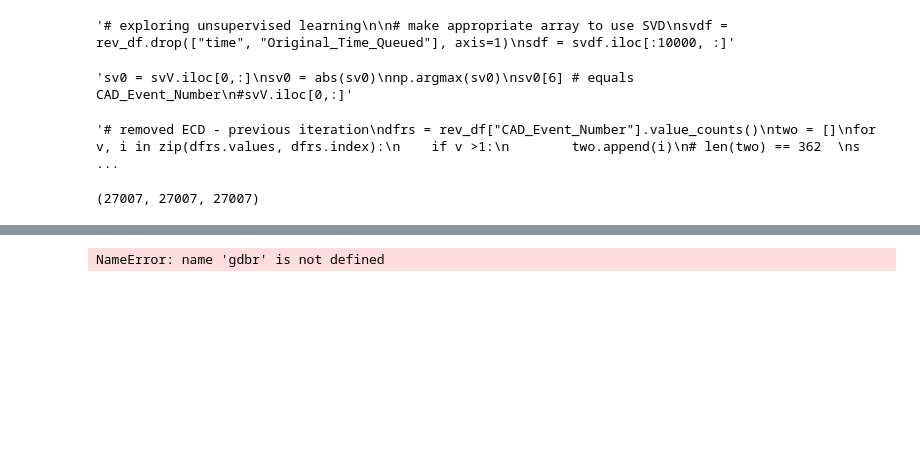
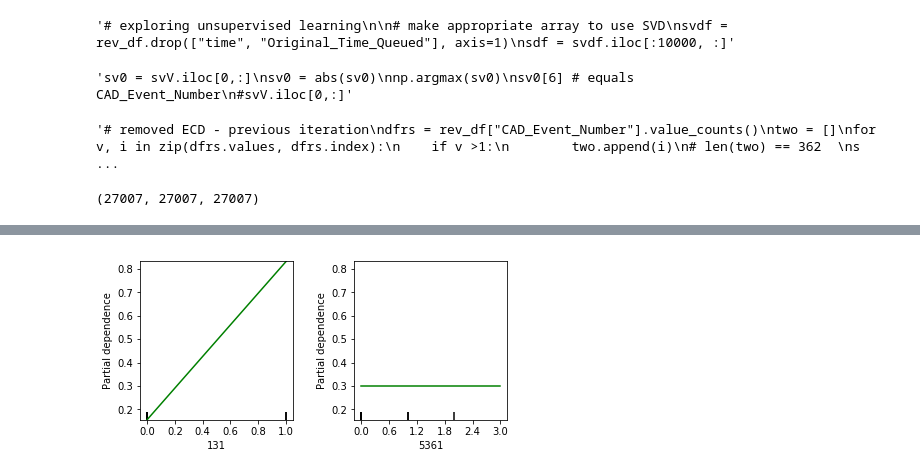
Before and after one commit to SarahMBurgart/use-of-force, a Jupyter notebook: EDA.ipynb, the cells around one changed output, grey strips where cells are left out. Drawn from its saved outputs; the diff is of its cells as text; code cells hidden in the pictures; blank space fills up the shorter version.

```diff
--- a/EDA.ipynb
+++ b/EDA.ipynb
@@ -276,7 +378,7 @@ clf = RandomForestClassifier(n_estimators=100, random_state=659, oob_score=True)
 # %%
-rev = rev_df.drop([ "call_epoch", "force_epoch", "Incident_Num", "CAD_Event_Number", "Original_Time_Queued",
+rev = rev_df.drop([ "call_epoch", "force_epoch", "Incident_Num", "CAD_Event_Number", "Original_Time_Queued", "time",
                 "forcelevel_Level 1 - Use of Force", "forcelevel_Level 2 - Use of Force", "forcelevel_Level 3 - OIS",
-                "forcelevel_Level 3 - Use of Force", "time"], axis=1)
+                "forcelevel_Level 3 - Use of Force"], axis=1)
 cols = rev.columns
 # %%
 type(rev)
@@ -289,0 +387,6 @@ X = rev_df.drop(["index", "call_epoch", "force_epoch", "Incident_Num", "CAD_Even
+# %%
+# X for classifier
+X = rev
+
+#X.info(verbose=True)
+type(X)
@@ -380,14 +583,14 @@ list(big_gdbr)
 # %%
 
 # make plots
 my_plots = plot_partial_dependence(gdbr,
-                                   features=[163, 153], # column numbers of plots to show
+                                   features=[131, 5361], # column numbers of plots to show
                                    X=X,            # raw predictors data.
                                    #feature_names=['day', 'month', 'day_of_week'],
-                                   label=["Level 1 - Use of Force"],# for multi-class must use label
+                                   target=["Level 1 - Use of Force"],# for multi-class must use label
                                    grid_resolution=10)
 # %% [output]
-NameError: name 'gdbr' is not defined
+[figure, added]
 # %%
 #gdbr.predict(X_test)
 #gdbr.predict_proba(X_test)
```
Also changed, not shown: parts of 44 cells of this notebook.
